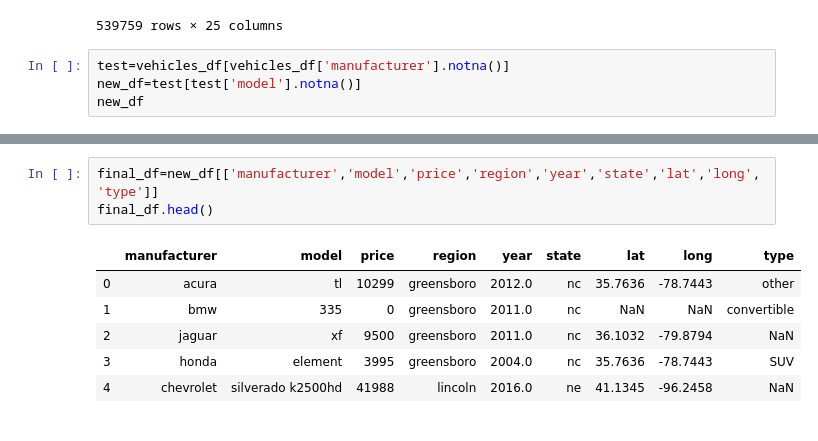
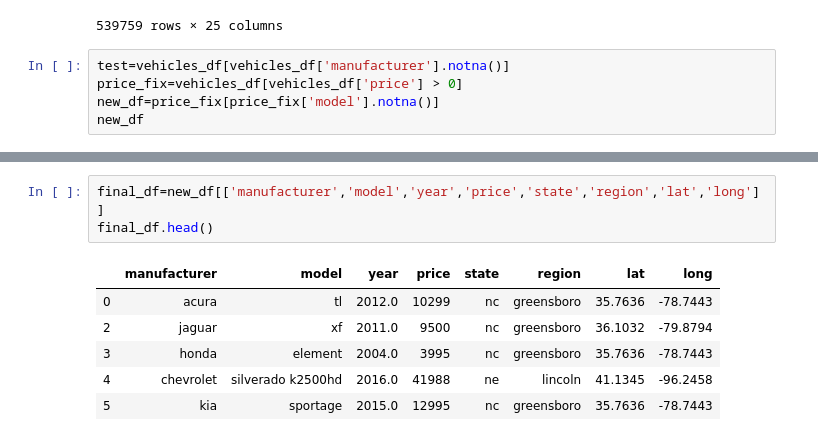
Before and after one commit to DeMauro/ETL_Project, a Jupyter notebook: Scripts/Clean_Cars.ipynb, the cells around one changed output, grey strips where cells are left out. Drawn from its saved outputs; the diff is of its cells as text.

```diff
--- a/Scripts/Clean_Cars.ipynb
+++ b/Scripts/Clean_Cars.ipynb
@@ -21,7 +22,8 @@ vehicles_df
 539759 rows × 25 columns
 # %%
 test=vehicles_df[vehicles_df['manufacturer'].notna()]
-new_df=test[test['model'].notna()]
+price_fix=vehicles_df[vehicles_df['price'] > 0]
+new_df=price_fix[price_fix['model'].notna()]
 new_df
 # %% [output]
 |  | id | url | region | region_url | price | year | manufacturer | model | condition | cylinders | ... |
@@ -40,10 +42,10 @@ new_df
 # %%
-final_df=new_df[['manufacturer','model','price','region','year','state','lat','long','type']]
+final_df=new_df[['manufacturer','model','year','price','state','region','lat','long']]
 final_df.head()
 # %% [output]
-|  | manufacturer | model | price | region | year | state | lat | long | type |
-| 0 | acura | tl | 10299 | greensboro | 2012.0 | nc | 35.7636 | -78.7443 | other |
-| 1 | bmw | 335 | 0 | greensboro | 2011.0 | nc | NaN | NaN | convertible |
-| 2 | jaguar | xf | 9500 | greensboro | 2011.0 | nc | 36.1032 | -79.8794 | NaN |
-| 3 | honda | element | 3995 | greensboro | 2004.0 | nc | 35.7636 | -78.7443 | SUV |
-| 4 | chevrolet | silverado k2500hd | 41988 | lincoln | 2016.0 | ne | 41.1345 | -96.2458 | NaN |
+|  | manufacturer | model | year | price | state | region | lat | long |
+| 0 | acura | tl | 2012.0 | 10299 | nc | greensboro | 35.7636 | -78.7443 |
+| 2 | jaguar | xf | 2011.0 | 9500 | nc | greensboro | 36.1032 | -79.8794 |
+| 3 | honda | element | 2004.0 | 3995 | nc | greensboro | 35.7636 | -78.7443 |
+| 4 | chevrolet | silverado k2500hd | 2016.0 | 41988 | ne | lincoln | 41.1345 | -96.2458 |
+| 5 | kia | sportage | 2015.0 | 12995 | nc | greensboro | 35.7636 | -78.7443 |
```
Also changed, not shown: parts of 5 cells of this notebook, 1 other file.
